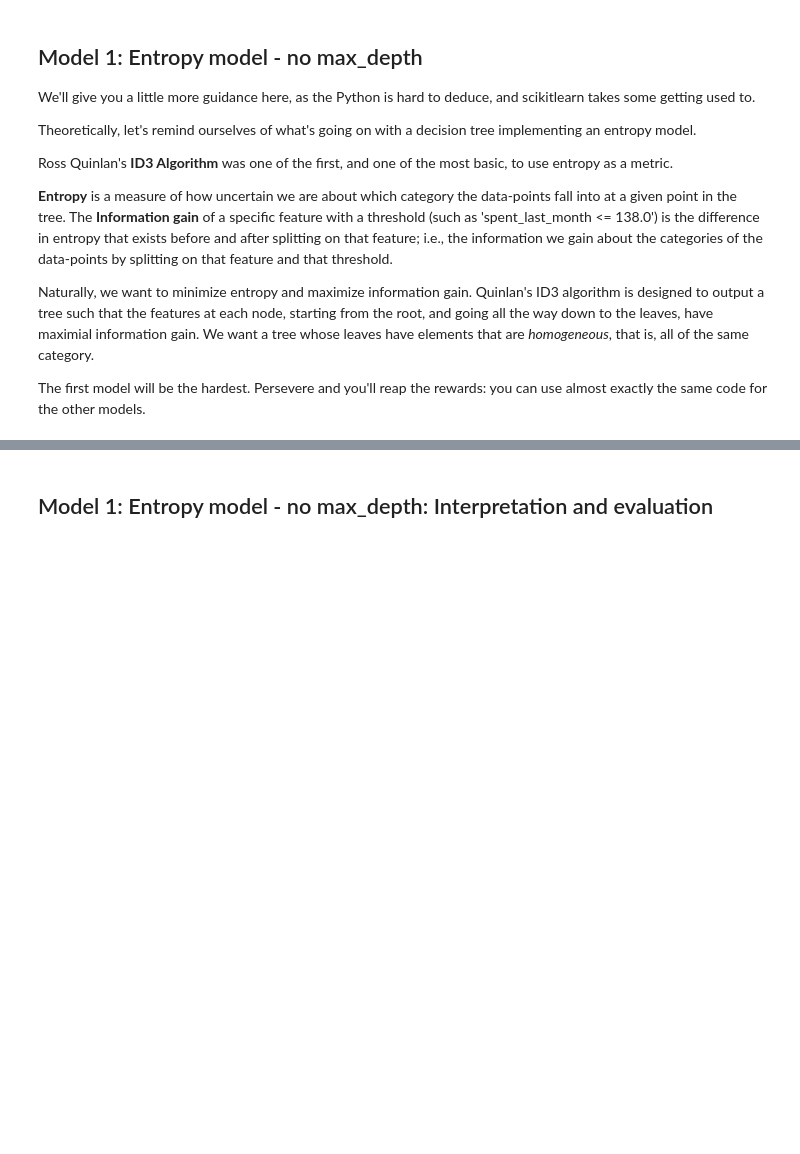
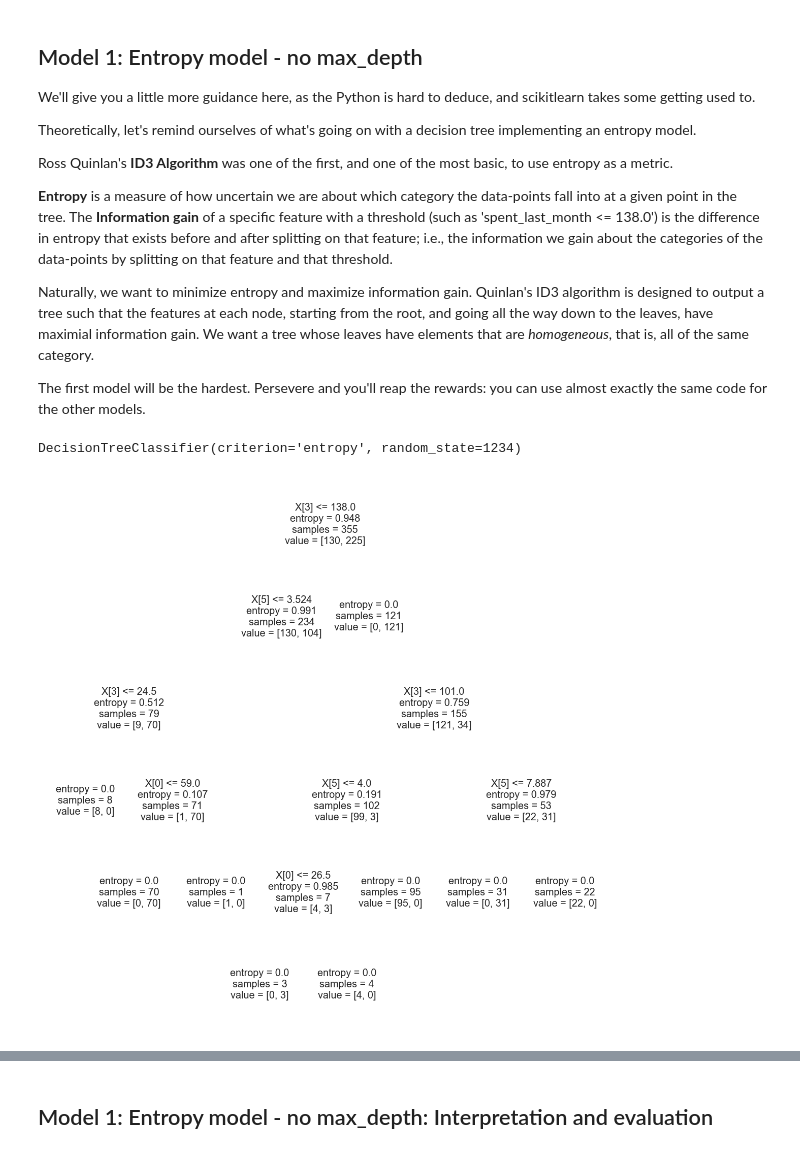
Before and after one commit to Khalif81/RR_Diner, a Jupyter notebook: Specialty_Coffee.ipynb, the cells around one changed output, grey strips where cells are left out. Saved outputs shown, nothing was run; the diff lists cells and outputs as text; code cells hidden in the pictures; blank space fills up the shorter version.

Commit message:
individual models complete, applied prediction and determined decision

```diff
--- a/Specialty_Coffee.ipynb
+++ b/Specialty_Coffee.ipynb
@@ -401,16 +401,18 @@ Naturally, we want to minimize entropy and maximize information gain. Quinlan's
 The first model will be the hardest. Persevere and you'll reap the rewards: you can use almost exactly the same code for the other models.
 # %%
 # Declare a variable called entr_model and use tree.DecisionTreeClassifier.
-_ _ _
+entr_model = tree.DecisionTreeClassifier(criterion='entropy', random_state=1234)
 
 # Call fit() on entr_model
-_ _ _
+entr_model.fit(X_train, y_train)
 
 # Call predict() on entr_model with X_test passed to it, and assign the result to a variable y_pred
-_ _ _
+y_pred = entr_model.predict(X_test)
 
 # Call Series on our y_pred variable with the following: pd.Series(y_pred)
-_ _ _
+pd.Series(y_pred)
 
 # Check out entr_model
 entr_model
+# %% [output]
+DecisionTreeClassifier(criterion='entropy', random_state=1234)
@@ -425,0 +419,6 @@ _ _ _
+# %%
+# Now we want to visualize the tree
+plt.figure(figsize=(20,20));
+tree.plot_tree(entr_model);
+# %% [output]
+[figure, added]
```
Also changed, not shown: parts of 36 cells of this notebook.
